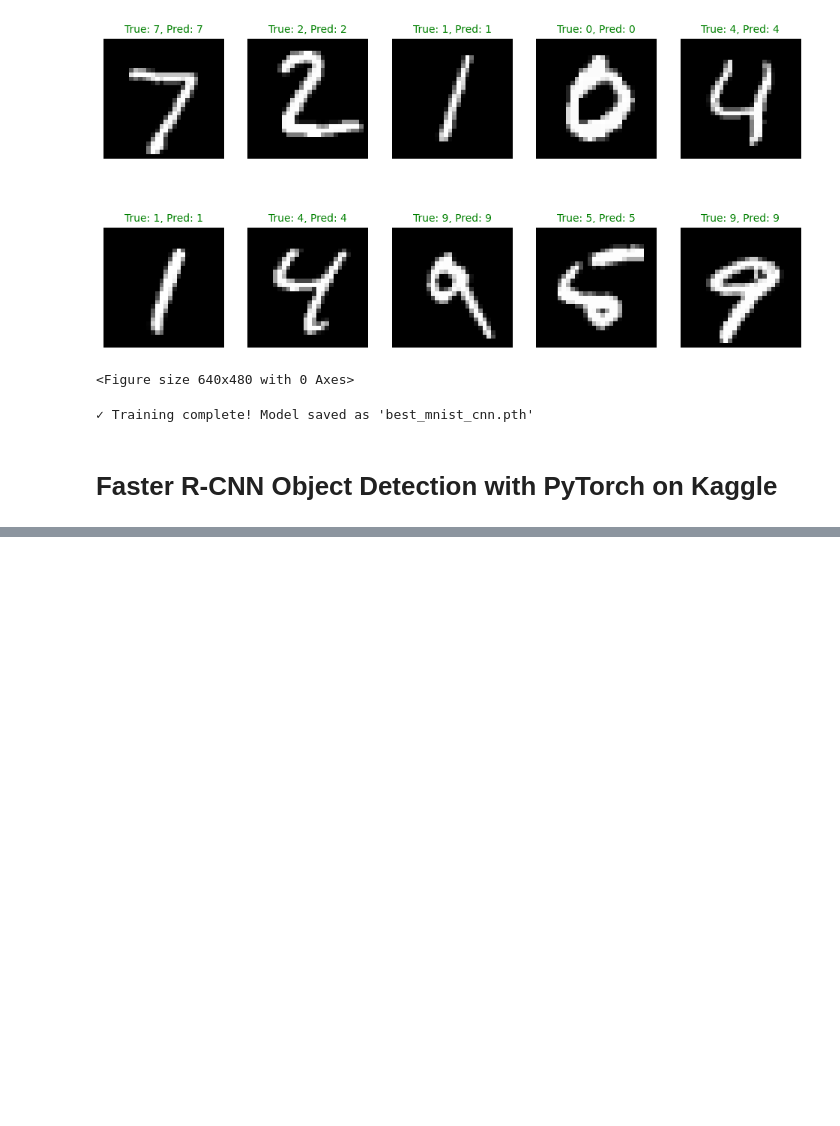
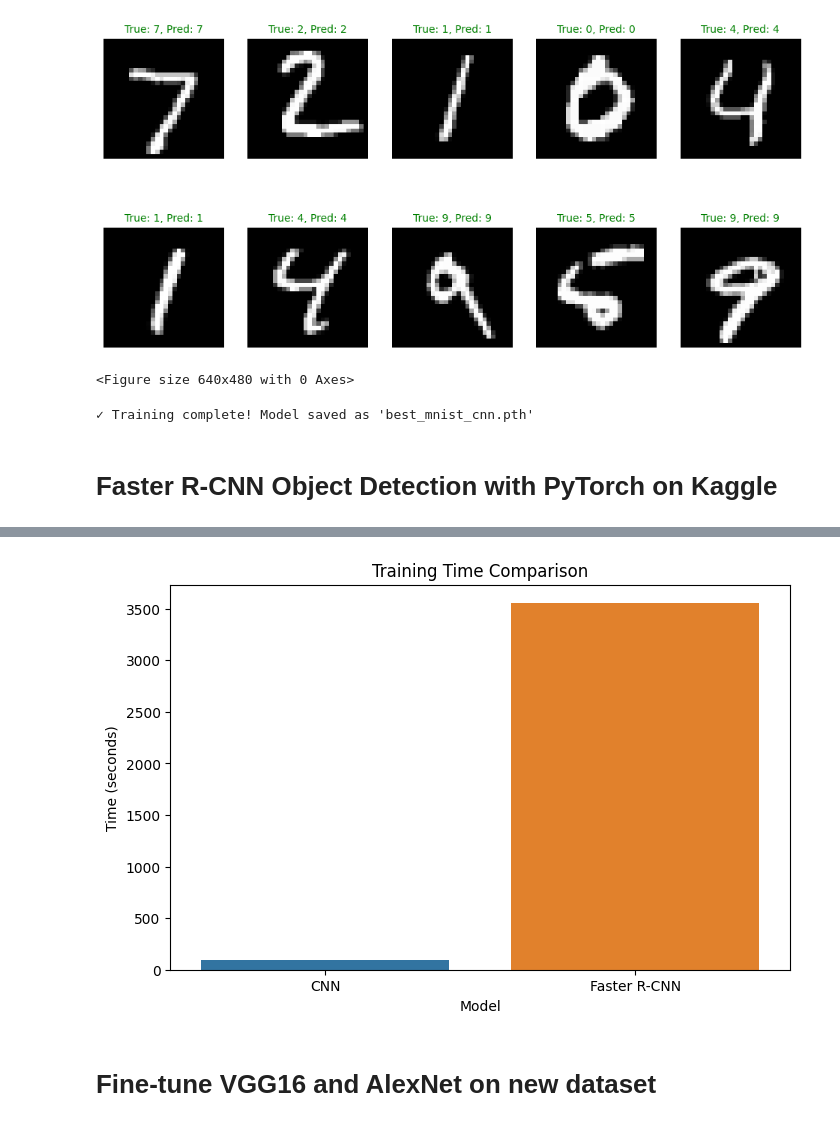
Before and after one commit to bdkaoutar/DeepLearning_Atelier2, a Jupyter notebook: part1/atelier2-1-dl.ipynb, the cells around one changed output, grey strips where cells are left out. Cells and saved outputs as stored; diff of their text form; code cells hidden in the pictures; blank space fills up the shorter version.

```diff
--- a/part1/atelier2-1-dl.ipynb
+++ b/part1/atelier2-1-dl.ipynb
@@ -1013,0 +621,10 @@ print("For simple MNIST classification, a standard CNN is more efficient.")
+# %%
+plt.figure(figsize=(8,5))
+sns.barplot(data=df_compare, x="Model", y="Training Time (sec)")
+plt.title("Training Time Comparison")
+plt.ylabel("Time (seconds)")
+plt.show()
+# %% [output]
+[figure, added]
+# %% [markdown]
+# Fine-tune VGG16 and AlexNet on new dataset
```
Also changed, not shown: parts of 63 cells of this notebook.
